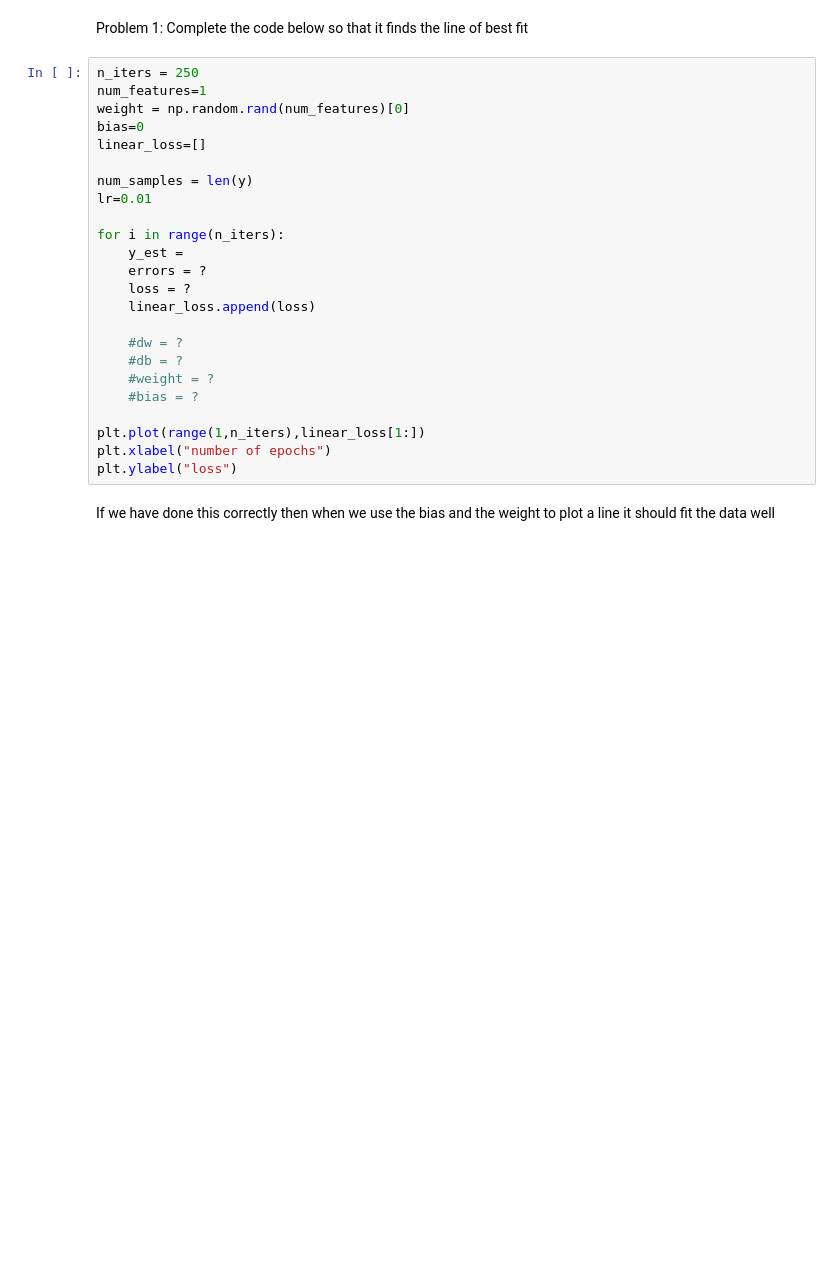
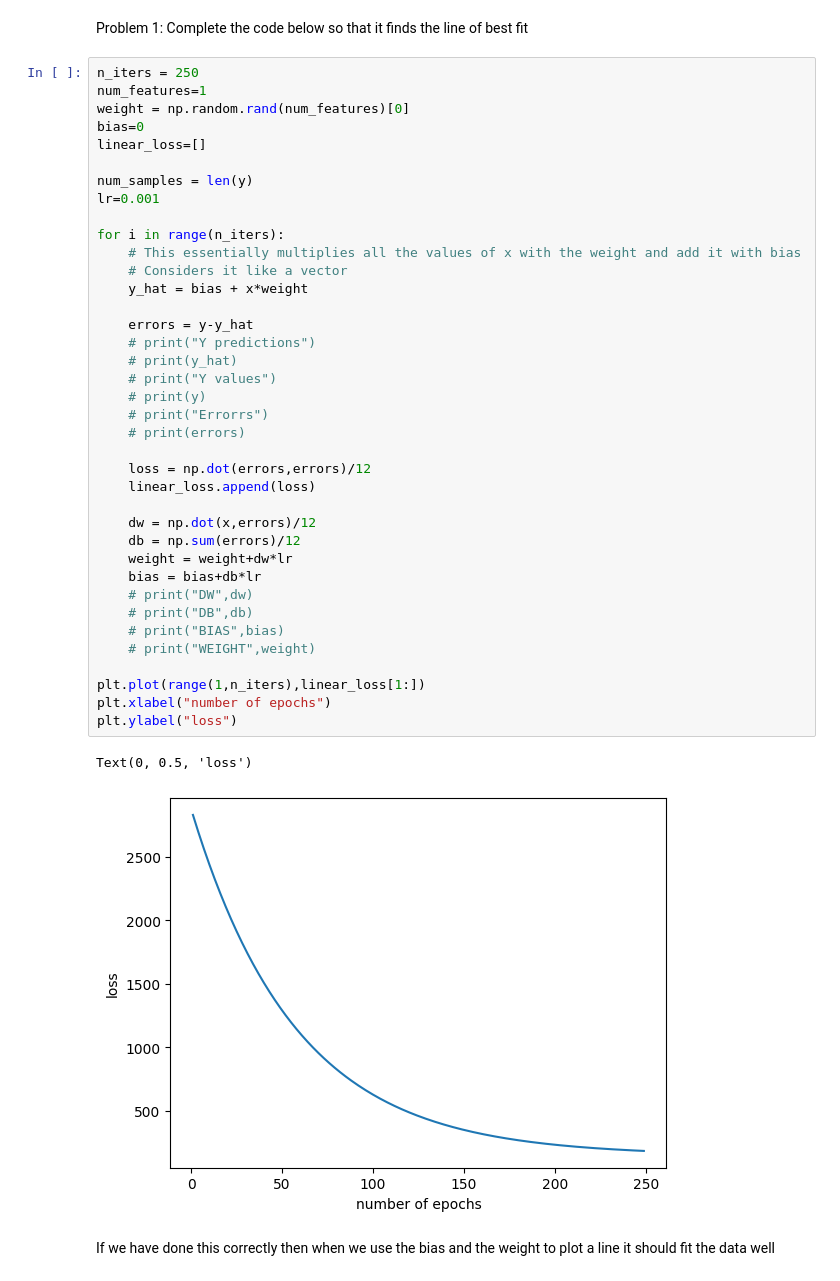
Before and after one commit to noobylub/APCSA, a Jupyter notebook: LELA60331_Week_5_Seminar.ipynb, the cells around one changed output. Drawn from its saved outputs; the diff is of its cells as text; blank space fills up the shorter version.

```diff
--- a/LELA60331_Week_5_Seminar.ipynb
+++ b/LELA60331_Week_5_Seminar.ipynb
@@ -70,27 +76,44 @@ Problem 1: Complete the code below so that it finds the line of best fit
 # %%
 n_iters = 250
 num_features=1
 weight = np.random.rand(num_features)[0]
 bias=0
 linear_loss=[]
 
 num_samples = len(y)
-lr=0.01
+lr=0.001
 
 for i in range(n_iters):
-    y_est =
-    errors = ?
-    loss = ?
+    # This essentially multiplies all the values of x with the weight and add it with bias
+    # Considers it like a vector
+    y_hat = bias + x*weight
+
+    errors = y-y_hat
+    # print("Y predictions")
+    # print(y_hat)
+    # print("Y values")
+    # print(y)
+    # print("Errorrs")
+    # print(errors)
+
+    loss = np.dot(errors,errors)/12
     linear_loss.append(loss)
 
-    #dw = ?
-    #db = ?
-    #weight = ?
-    #bias = ?
+    dw = np.dot(x,errors)/12
+    db = np.sum(errors)/12
+    weight = weight+dw*lr
+    bias = bias+db*lr
+    # print("DW",dw)
+    # print("DB",db)
+    # print("BIAS",bias)
+    # print("WEIGHT",weight)
 
 plt.plot(range(1,n_iters),linear_loss[1:])
 plt.xlabel("number of epochs")
 plt.ylabel("loss")
+# %% [output]
+Text(0, 0.5, 'loss')
+[figure, added]
 # %% [markdown]
 If we have done this correctly then when we use the bias and the weight to plot a line it should fit the data well
 # %%
```
Also changed, not shown: parts of 5 cells of this notebook.
